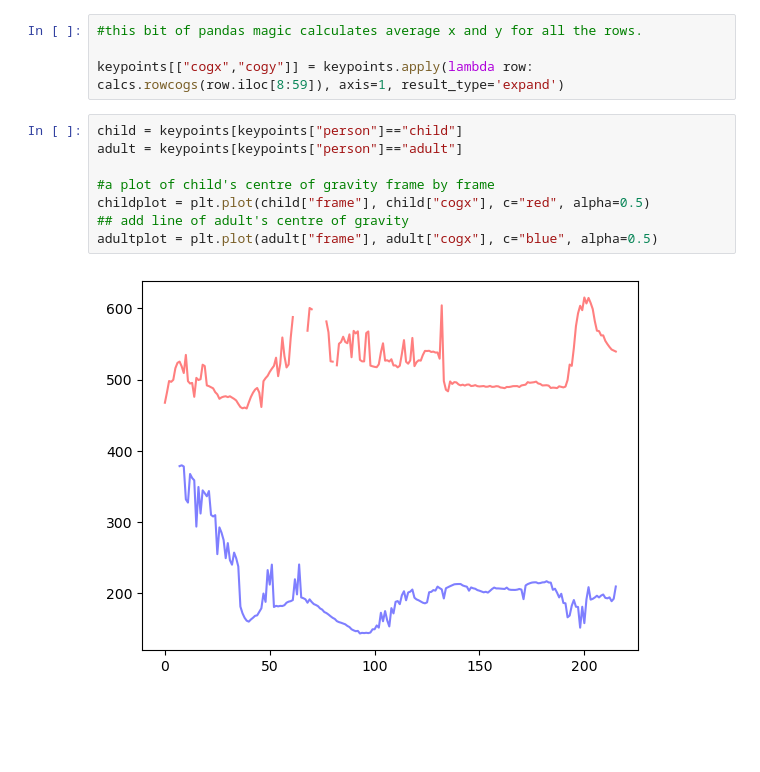
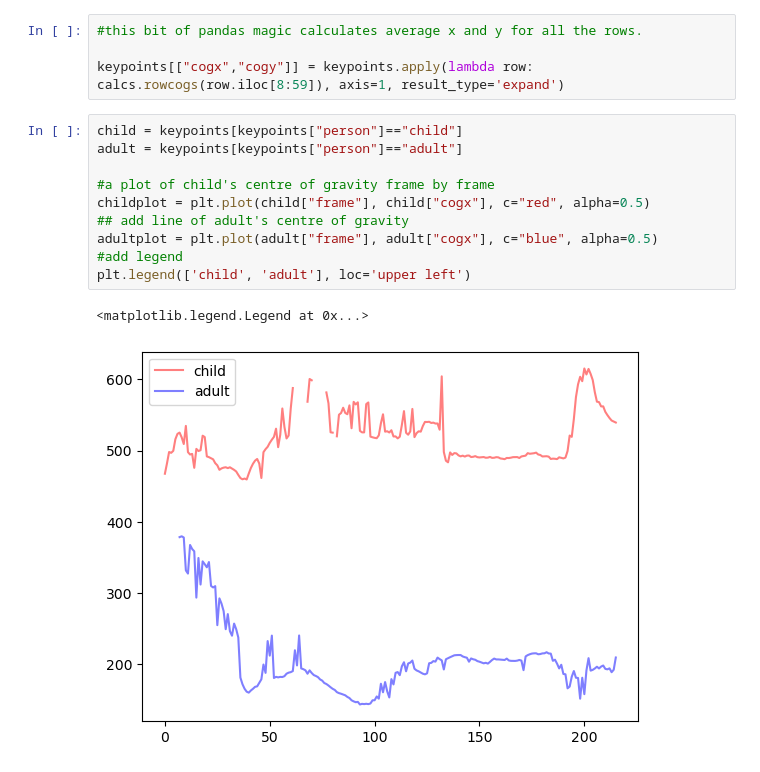
Before and after one commit to InfantLab/VideoAnnotator, a Jupyter notebook: code/07_ca_visualise_data.ipynb, the cells around one changed output. Cells and saved outputs as stored; diff of their text form; blank space fills up the shorter version.

```diff
--- a/code/07_ca_visualise_data.ipynb
+++ b/code/07_ca_visualise_data.ipynb
@@ -52,13 +49,16 @@ keypoints[["cogx","cogy"]] = keypoints.apply(lambda row: calcs.rowcogs(row.iloc[
 # %%
 child = keypoints[keypoints["person"]=="child"]
 adult = keypoints[keypoints["person"]=="adult"]
 
 #a plot of child's centre of gravity frame by frame
 childplot = plt.plot(child["frame"], child["cogx"], c="red", alpha=0.5)
 ## add line of adult's centre of gravity
 adultplot = plt.plot(adult["frame"], adult["cogx"], c="blue", alpha=0.5)
+#add legend
+plt.legend(['child', 'adult'], loc='upper left')
 # %% [output]
+<matplotlib.legend.Legend at 0x...>
-[figure, old version]
+[figure, new version]
 # %%
 #out of curiousity, let's plot the location of the adult and child's nose
 
```
Also changed, not shown: parts of 5 cells of this notebook, 4 other files.
